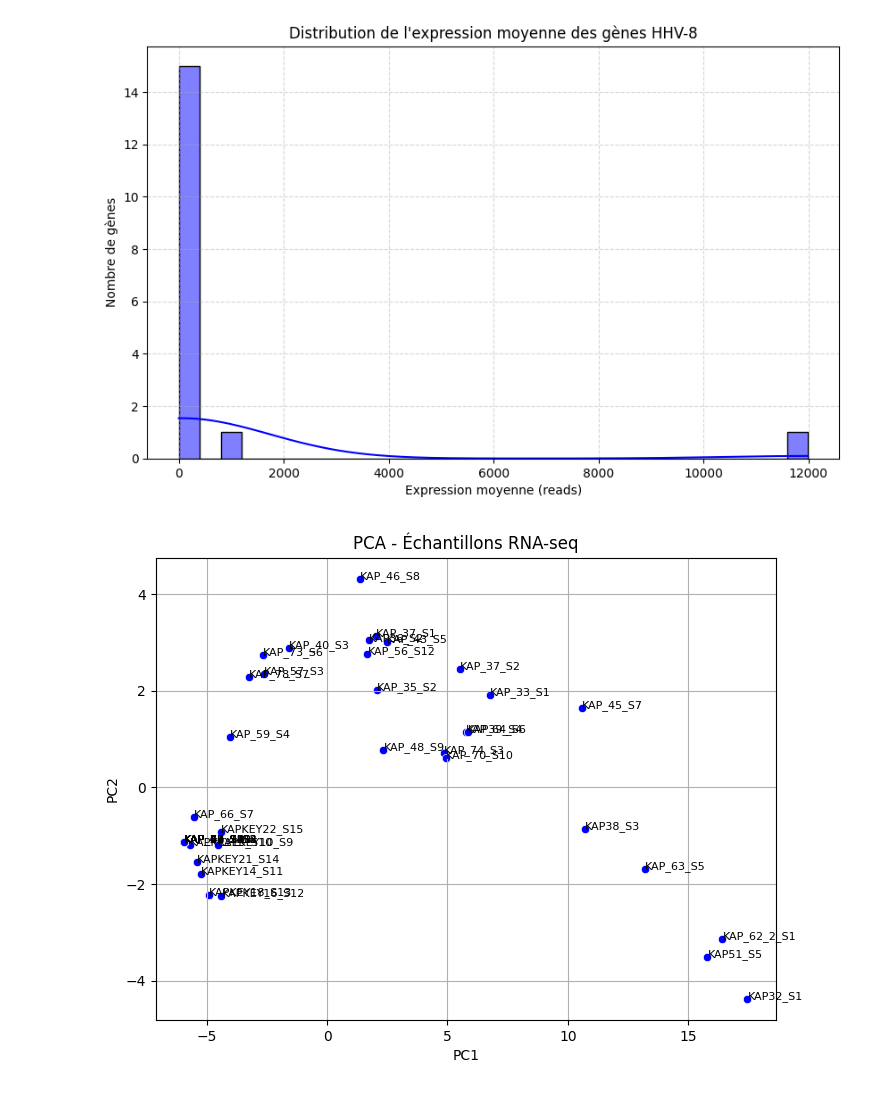
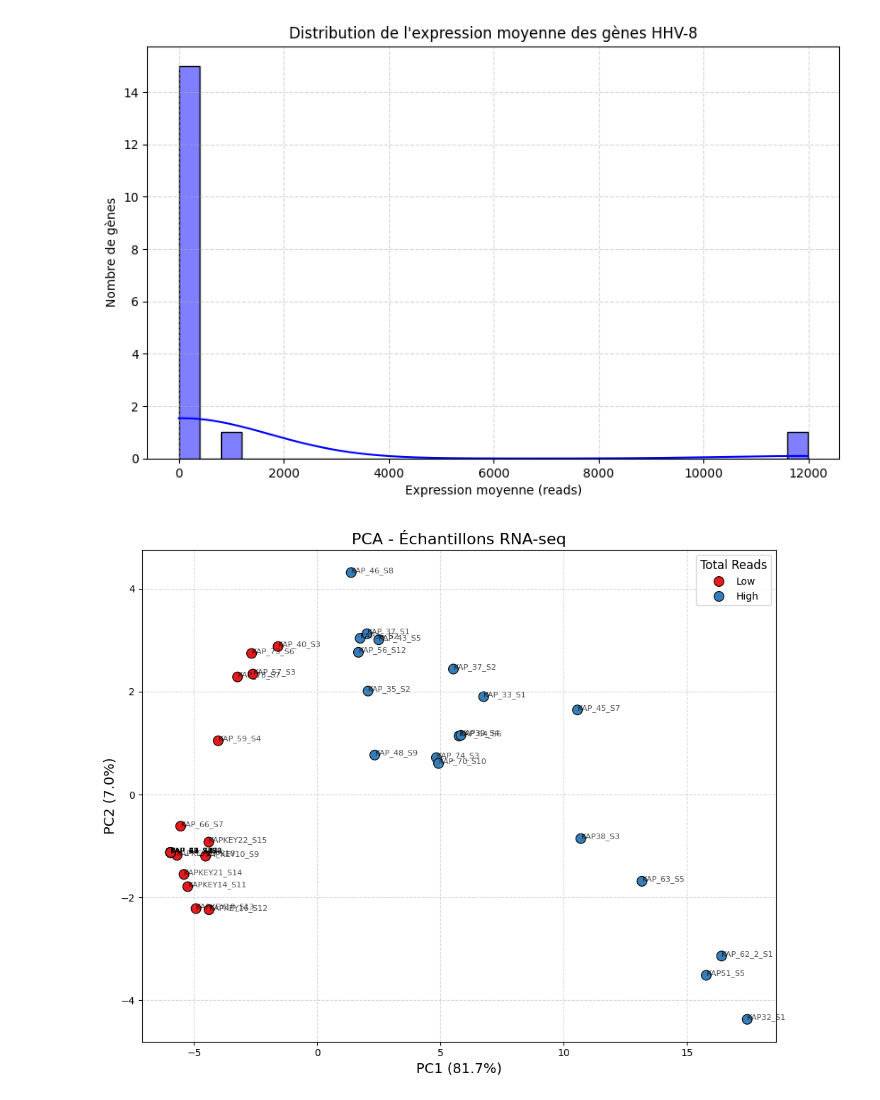
Before and after one commit to abdeljalil-senhaji/Project_HHV8, a Jupyter notebook: notebooks/differential_analysis_Featurecounts.ipynb, the cells around one changed output. Cells and saved outputs as stored; diff of their text form; code cells hidden in the pictures.

```diff
--- a/notebooks/differential_analysis_Featurecounts.ipynb
+++ b/notebooks/differential_analysis_Featurecounts.ipynb
@@ -40,6 +40,7 @@ print(f"Matrice donnnnnneeeeeee: {output_matrix}")
 # %% [output]
 Matrice donnnnnneeeeeee: ./count_featurecounts/gene_count_matrix_featurecounts.csv
 # %%
+
 #Charger les data et librairies
 import pandas as pd
 import numpy as np
@@ -49,11 +50,15 @@ from sklearn.decomposition import PCA
 from sklearn.preprocessing import StandardScaler
 
 
-matrix_path = "./count_featurecounts/gene_count_matrix_featurecounts.csv"
+matrix_path = "./count_star/gene_count_matrix_STAR.csv"
 df_counts = pd.read_csv(matrix_path, index_col=0)
 
 #print("Dimensions:", df_counts.shape)
-df_counts.head()
+print("Extrait de 10 ech de matrice counts STAR:")
+
+pd.set_option('display.max_rows', None)
+display(df_counts.iloc[:, :10])
+pd.reset_option('display.max_rows')
 # %% [output]
 |  | KAP_57_S3 | KAP_66_S7 | KAP_67_2_S8 | KAP_40_S3 | KAP_53_S11 | KAP_43_S5 | KAP_44_S6 | KAP_71_S11 | KAP_64_S6 | ... |
 | Geneid |  |  |  |  |  |  |  |  |  | ... |
@@ -169,25 +227,48 @@ plt.grid(True, linestyle='--', alpha=0.5)
 plt.show()
 # %% [output]
 [figure]
+# %%
+from sklearn.decomposition import PCA
+# Pour colorer les échantillons dans le graphe PCA, il faut une variable de groupe/catégorie.
+# on va colorer selon si le total de reads est > 1000 ou non
+group = total_reads_per_sample["Total Reads"] > 1000
+group = group.map({True: "High", False: "Low"})
+log_df = df_counts.apply(lambda x: np.log(x + 1))
+
+# PCA sur log-transformées
+pca = PCA(n_components=2)
+pca_result = pca.fit_transform(log_df.T)
+
+plt.figure(figsize=(10,8))
+sns.scatterplot(x=pca_result[:,0], y=pca_result[:,1], hue=group, palette="Set1", s=100, edgecolor="k")
+for i, txt in enumerate(df_counts.columns):
+    plt.annotate(txt, (pca_result[i,0], pca_result[i,1]), fontsize=8, alpha=0.7)
+plt.title("PCA - Échantillons RNA-seq", fontsize=16)
+plt.xlabel(f"PC1 ({pca.explained_variance_ratio_[0]*100:.1f}%)", fontsize=14)
+plt.ylabel(f"PC2 ({pca.explained_variance_ratio_[1]*100:.1f}%)", fontsize=14)
+plt.legend(title="Total Reads", title_fontsize=12)
+plt.grid(True, linestyle='--', alpha=0.5)
+plt.tight_layout()
+plt.show()
+# %% [output]
+[figure, added]
 # %%
-from sklearn.decomposition import PCA
+#from sklearn.decomposition import PCA
 
 # Log transform
-log_df = df_counts.apply(lambda x: np.log(x + 1))
+#log_df = df_counts.apply(lambda x: np.log(x + 1))
 
 # PCA
-pca = PCA(n_components=2)
-pca_result = pca.fit_transform(log_df.T)
+#pca = PCA(n_components=2)
+#pca_result = pca.fit_transform(log_df.T)
 
 # Plot
-plt.figure(figsize=(8,6))
-sns.scatterplot(x=pca_result[:,0], y=pca_result[:,1],  color='blue')
-for i, txt in enumerate(df_counts.columns):
-    plt.annotate(txt, (pca_result[i,0], pca_result[i,1]),  fontsize=8)
-plt.title("PCA - Échantillons RNA-seq")
-plt.xlabel("PC1")
-plt.ylabel("PC2")
-plt.grid(True)
-plt.show()
+#plt.figure(figsize=(8,6))
+#sns.scatterplot(x=pca_result[:,0], y=pca_result[:,1],  color='blue')
+#for i, txt in enumerate(df_counts.columns):
+#    plt.annotate(txt, (pca_result[i,0], pca_result[i,1]),  fontsize=8)
+#plt.title("PCA - Échantillons RNA-seq")
+#plt.xlabel("PC1")
+#plt.ylabel("PC2")
+#plt.grid(True)
+#plt.show()
-# %% [output]
-[figure, removed]
```
Also changed, not shown: parts of 5 cells of this notebook, 2 other files.
